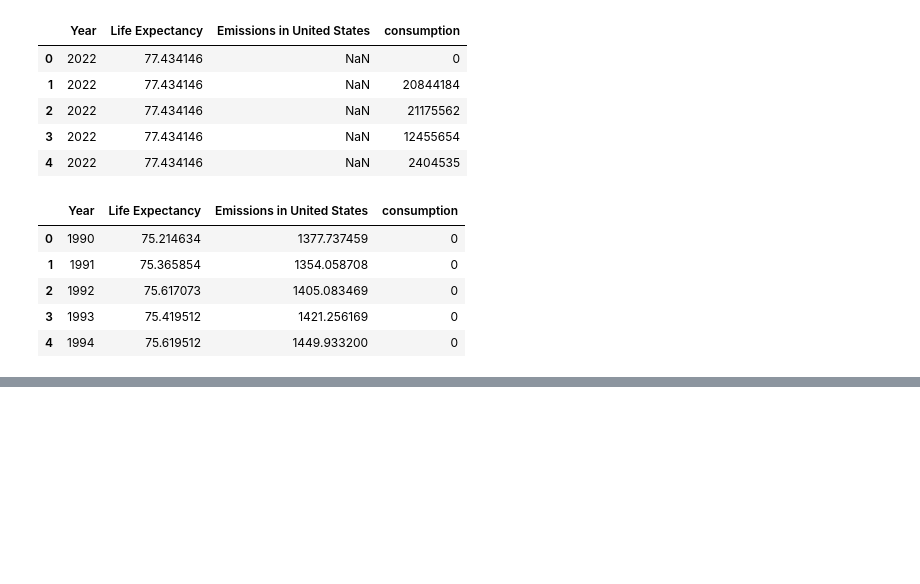
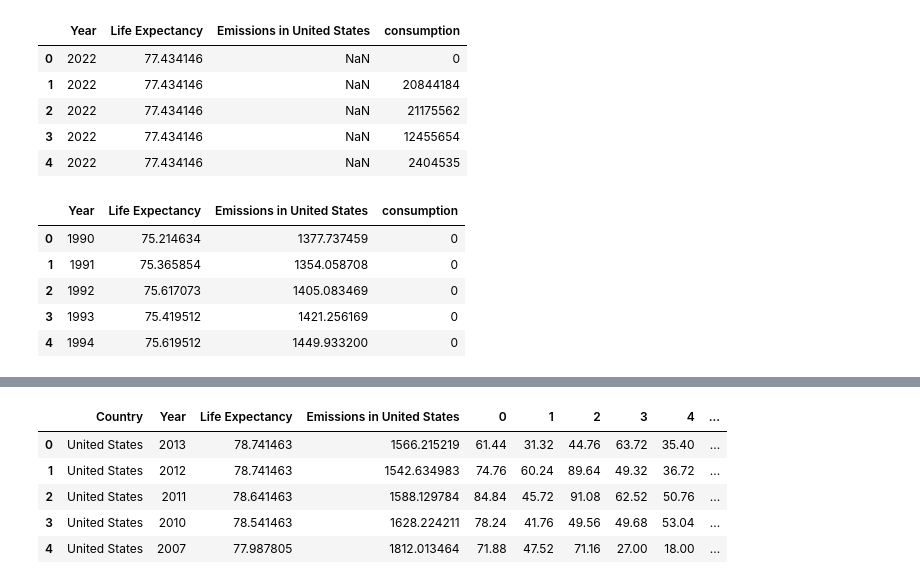
Before and after one commit to sadiq937/Shaik_DM, a Jupyter notebook: PS3.ipynb, the cells around one changed output, grey strips where cells are left out. Cells and saved outputs as stored; diff of their text form; code cells hidden in the pictures; blank space fills up the shorter version.

```diff
--- a/PS3.ipynb
+++ b/PS3.ipynb
@@ -396,0 +444,13 @@ fig.show()
+# %%
+# Perform an inner merge on 'Year' column
+merged_df_inner = pd.merge(first_merged_df, prec_df_filtered, on="Year", how="inner")
+
+# Display the resulting merged dataframe
+merged_df_inner.head()
+# %% [output]
+|  | Country | Year | Life Expectancy | Emissions in United States | 0 | 1 | 2 | 3 | 4 | ... |
+| 0 | United States | 2013 | 78.741463 | 1566.215219 | 61.44 | 31.32 | 44.76 | 63.72 | 35.40 | ... |
+| 1 | United States | 2012 | 78.741463 | 1542.634983 | 74.76 | 60.24 | 89.64 | 49.32 | 36.72 | ... |
+| 2 | United States | 2011 | 78.641463 | 1588.129784 | 84.84 | 45.72 | 91.08 | 62.52 | 50.76 | ... |
+| 3 | United States | 2010 | 78.541463 | 1628.224211 | 78.24 | 41.76 | 49.56 | 49.68 | 53.04 | ... |
+| 4 | United States | 2007 | 77.987805 | 1812.013464 | 71.88 | 47.52 | 71.16 | 27.00 | 18.00 | ... |
```
Also changed, not shown: parts of 6 cells of this notebook.
